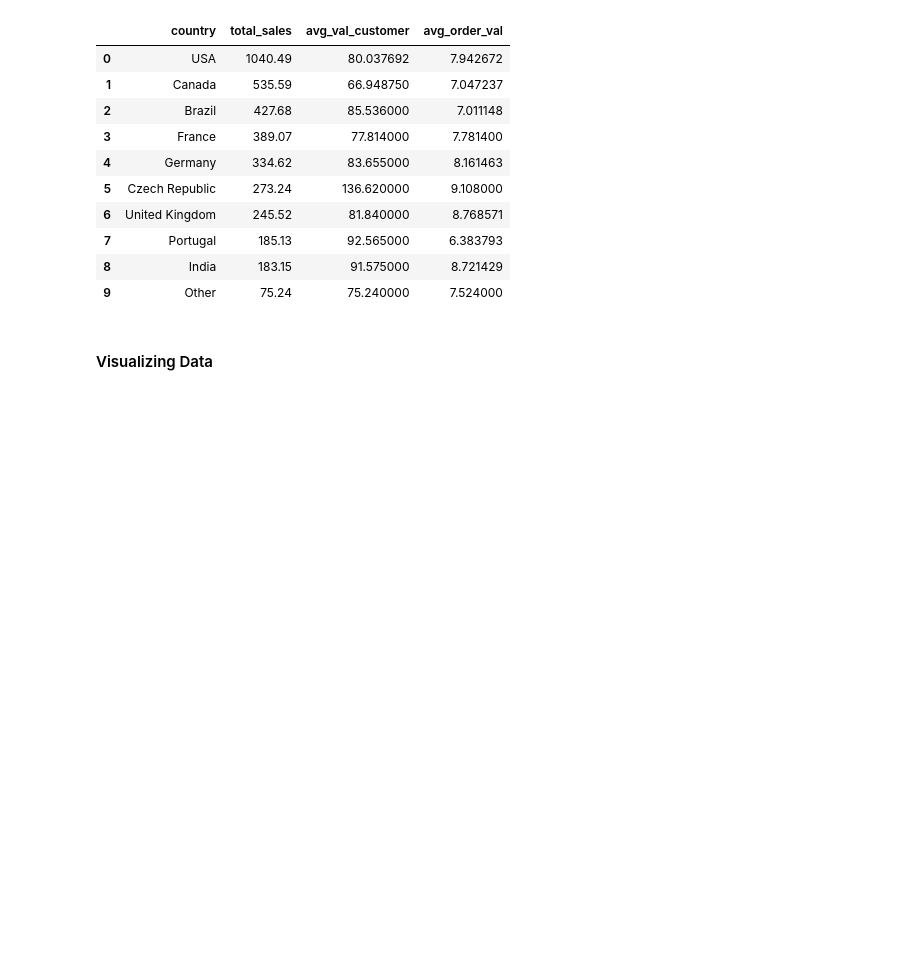
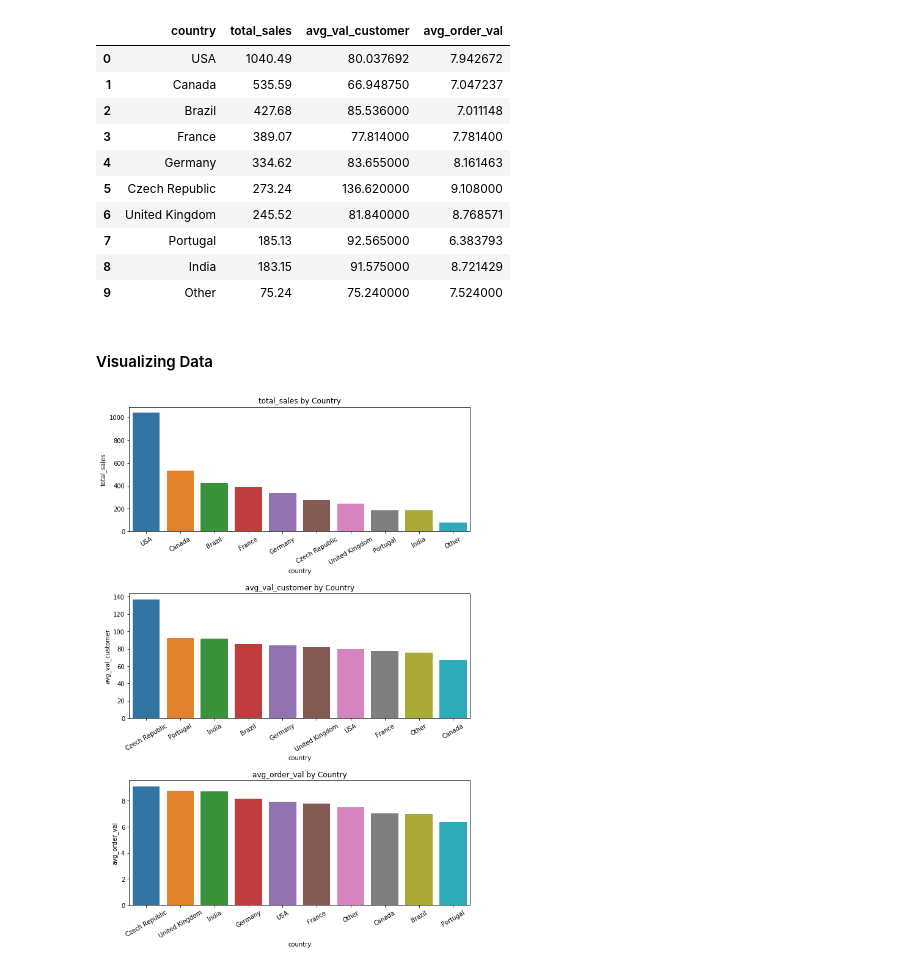
Before and after one commit to sgsen/dataquestLearning, a Jupyter notebook: RecordStoreAnalysis_SQLProject/RecordStoreAnalysis_SQLProject.ipynb, the cells around one changed output. Cells and saved outputs as stored; diff of their text form; code cells hidden in the pictures; blank space fills up the shorter version.

Commit message:
Visualization

```diff
--- a/RecordStoreAnalysis_SQLProject/RecordStoreAnalysis_SQLProject.ipynb
+++ b/RecordStoreAnalysis_SQLProject/RecordStoreAnalysis_SQLProject.ipynb
@@ -199,7 +200,9 @@ FROM country_orders_agg
 ORDER BY total_sales DESC
 '''
 
-run_query(q3)
+countryAggs = run_query(q3)
+
+countryAggs
 # %% [output]
 |  | country | total_sales | avg_val_customer | avg_order_val |
 | 0 | USA | 1040.49 | 80.037692 | 7.942672 |
@@ -214,3 +217,20 @@ run_query(q3)
 | 9 | Other | 75.24 | 75.240000 | 7.524000 |
 # %% [markdown]
 #### Visualizing Data
+# %%
+fg, ax =  plt.subplots(3, 1, figsize=(10,15))
+# add horizontal space between axes
+fg.subplots_adjust(hspace=.5)
+
+cols = ['total_sales', 'avg_val_customer', 'avg_order_val']
+i = 0
+for each in cols:
+    srted = countryAggs.sort_values(by = [each], ascending=False)
+    sns.barplot(x="country", y= each, data=srted, ax=ax[i])
+    ax[i].set_title(each + ' by Country')
+    ax[i].set_xticklabels(ax[i].get_xticklabels(), rotation=30)
+    i += 1
+
+plt.show()
+# %% [output]
+[figure, added]
```
Also changed, not shown: parts of 1 cell of this notebook.
